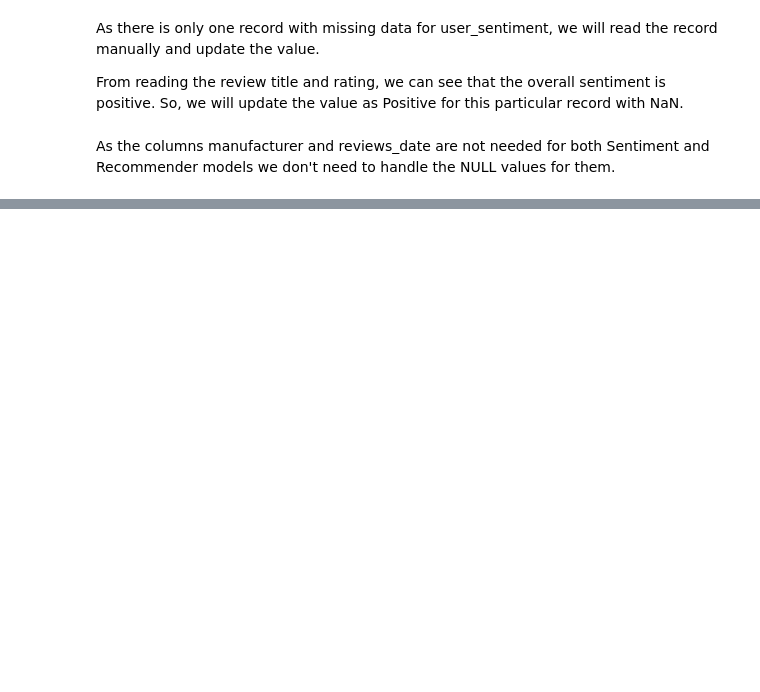
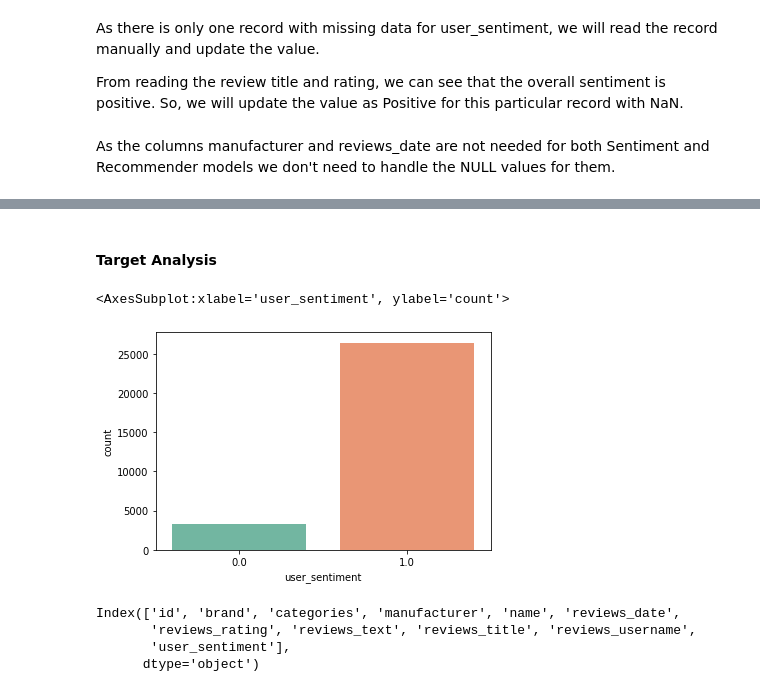
Before and after one commit to nick09fab/ML-Deployment, a Jupyter notebook: Recommendation_Systems/Sentiment_Analysis.ipynb, the cells around one changed output, grey strips where cells are left out. Saved outputs shown, nothing was run; the diff lists cells and outputs as text; code cells hidden in the pictures; blank space fills up the shorter version.

```diff
--- a/Recommendation_Systems/Sentiment_Analysis.ipynb
+++ b/Recommendation_Systems/Sentiment_Analysis.ipynb
@@ -251,0 +244,2 @@ df_clean.head()
+# %% [markdown]
+#### Target Analysis
@@ -251,0 +249,14 @@ df_clean.head()
+# %%
+sns.countplot(x='user_sentiment',
+              data=df_clean,
+              palette='Set2')
+# %% [output]
+<AxesSubplot:xlabel='user_sentiment', ylabel='count'>
+[figure, added]
+# %%
+df_clean.columns
+# %% [output]
+Index(['id', 'brand', 'categories', 'manufacturer', 'name', 'reviews_date',
+       'reviews_rating', 'reviews_text', 'reviews_title', 'reviews_username',
+       'user_sentiment'],
+      dtype='object')
```
Also changed, not shown: parts of 40 cells of this notebook.
